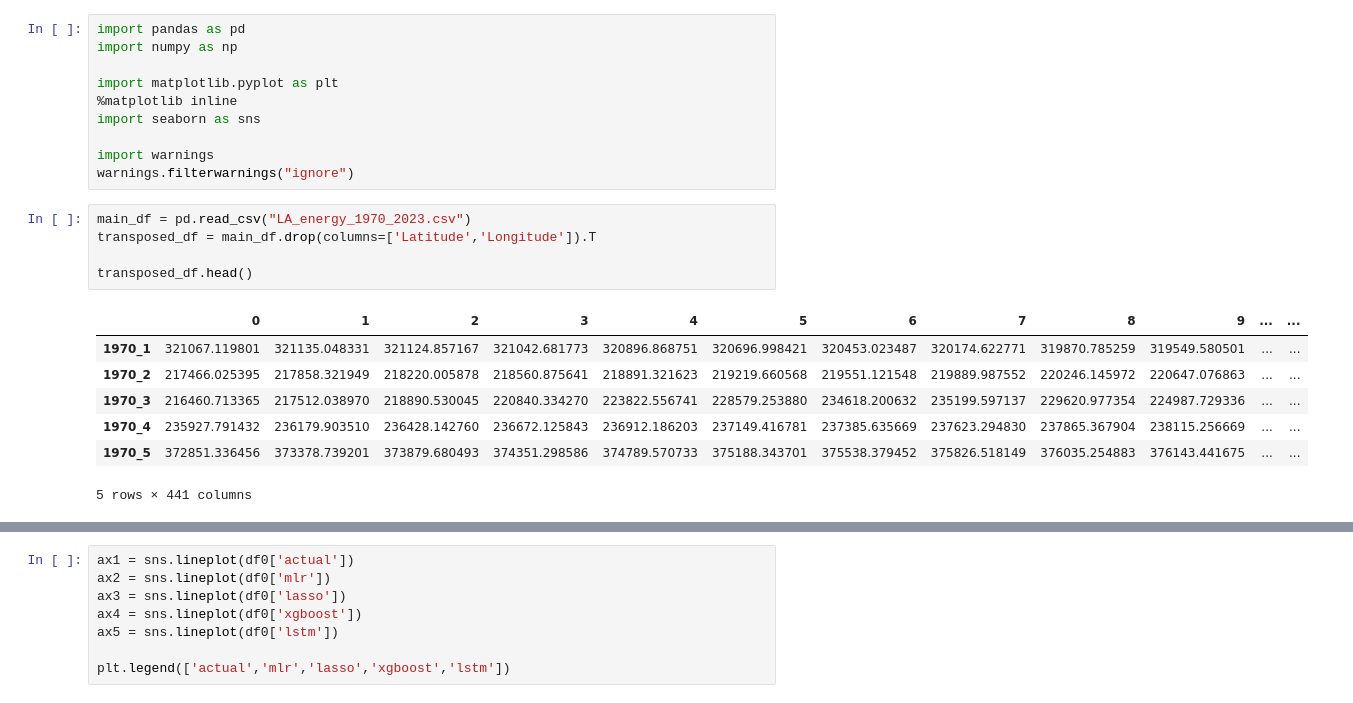
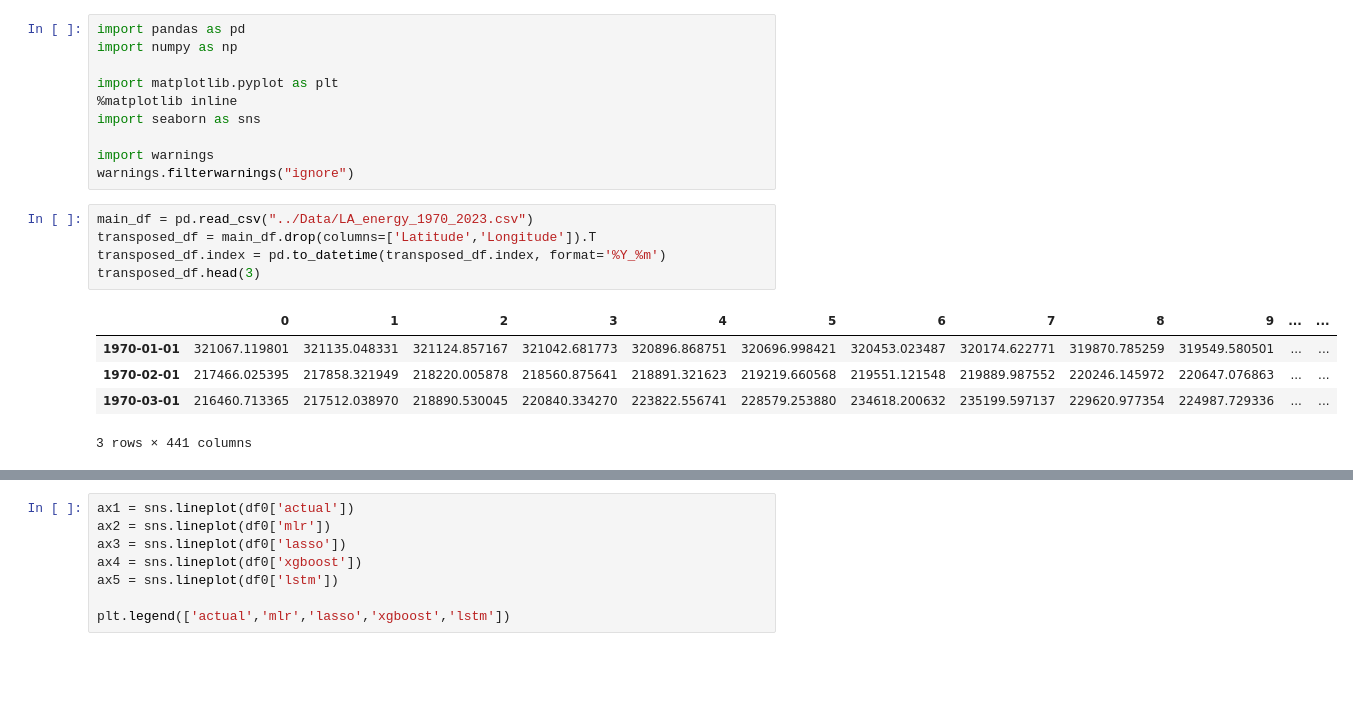
Before and after one commit to justinm329/Earthquake_Analysis, a Jupyter notebook: EDA_files/backtesting_predictions.ipynb, the cells around one changed output, grey strips where cells are left out. Cells and saved outputs as stored; diff of their text form; blank space fills up the shorter version.

```diff
--- a/EDA_files/backtesting_predictions.ipynb
+++ b/EDA_files/backtesting_predictions.ipynb
@@ -13,15 +23,13 @@ import seaborn as sns
 import warnings
 warnings.filterwarnings("ignore")
 # %%
-main_df = pd.read_csv("LA_energy_1970_2023.csv")
+main_df = pd.read_csv("../Data/LA_energy_1970_2023.csv")
 transposed_df = main_df.drop(columns=['Latitude','Longitude']).T
-
-transposed_df.head()
+transposed_df.index = pd.to_datetime(transposed_df.index, format='%Y_%m')
+transposed_df.head(3)
 # %% [output]
 |  | 0 | 1 | 2 | 3 | 4 | 5 | 6 | 7 | 8 | 9 | ... | ... |
-| 1970_1 | 321067.119801 | 321135.048331 | 321124.857167 | 321042.681773 | 320896.868751 | 320696.998421 | 320453.023487 | 320174.622771 | 319870.785259 | 319549.580501 | ... | ... |
-| 1970_2 | 217466.025395 | 217858.321949 | 218220.005878 | 218560.875641 | 218891.321623 | 219219.660568 | 219551.121548 | 219889.987552 | 220246.145972 | 220647.076863 | ... | ... |
-| 1970_3 | 216460.713365 | 217512.038970 | 218890.530045 | 220840.334270 | 223822.556741 | 228579.253880 | 234618.200632 | 235199.597137 | 229620.977354 | 224987.729336 | ... | ... |
-| 1970_4 | 235927.791432 | 236179.903510 | 236428.142760 | 236672.125843 | 236912.186203 | 237149.416781 | 237385.635669 | 237623.294830 | 237865.367904 | 238115.256669 | ... | ... |
-| 1970_5 | 372851.336456 | 373378.739201 | 373879.680493 | 374351.298586 | 374789.570733 | 375188.343701 | 375538.379452 | 375826.518149 | 376035.254883 | 376143.441675 | ... | ... |
+| 1970-01-01 | 321067.119801 | 321135.048331 | 321124.857167 | 321042.681773 | 320896.868751 | 320696.998421 | 320453.023487 | 320174.622771 | 319870.785259 | 319549.580501 | ... | ... |
+| 1970-02-01 | 217466.025395 | 217858.321949 | 218220.005878 | 218560.875641 | 218891.321623 | 219219.660568 | 219551.121548 | 219889.987552 | 220246.145972 | 220647.076863 | ... | ... |
+| 1970-03-01 | 216460.713365 | 217512.038970 | 218890.530045 | 220840.334270 | 223822.556741 | 228579.253880 | 234618.200632 | 235199.597137 | 229620.977354 | 224987.729336 | ... | ... |
-5 rows × 441 columns
+3 rows × 441 columns
```
Also changed, not shown: parts of 7 cells of this notebook.
